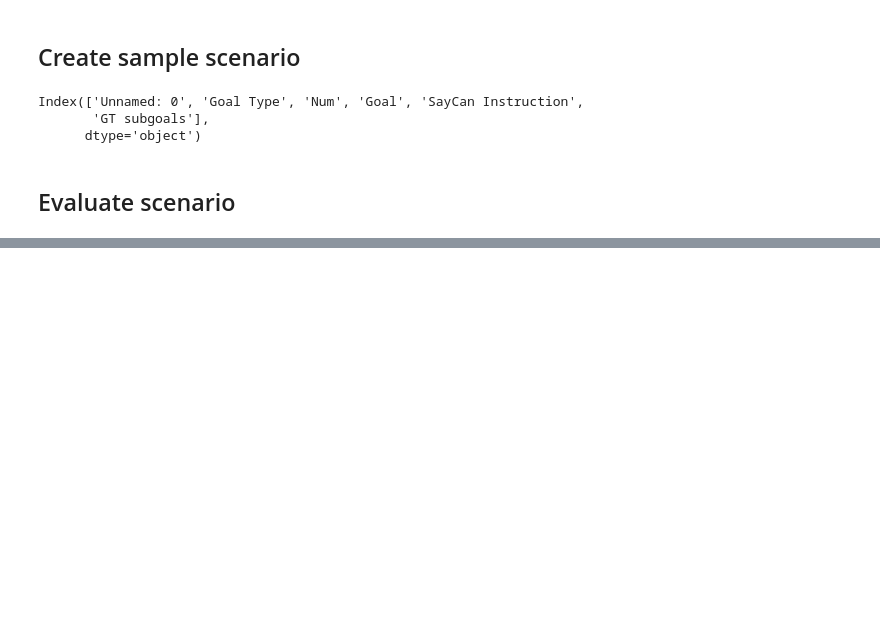
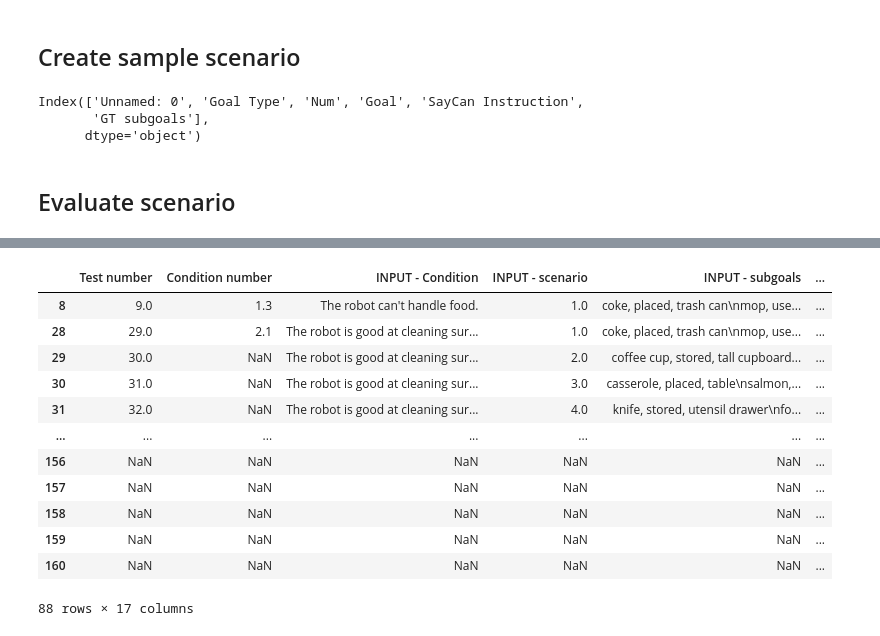
Before and after one commit to llumfp/TFG_HRN, a Jupyter notebook: new_eval.ipynb, the cells around one changed output, grey strips where cells are left out. Saved outputs shown, nothing was run; the diff lists cells and outputs as text; code cells hidden in the pictures; blank space fills up the shorter version.

```diff
--- a/new_eval.ipynb
+++ b/new_eval.ipynb
@@ -71,0 +62,16 @@ dd.dropna(subset=['GT subgoals to disfavour'])
+# %%
+df[df['OUTPUT - LLM subgoals to favour']!='[]']
+# %% [output]
+|  | Test number | Condition number | INPUT - Condition | INPUT - scenario | INPUT - subgoals | ... |
+| 8 | 9.0 | 1.3 | The robot can't handle food. | 1.0 | coke, placed, trash can\nmop, use... | ... |
+| 28 | 29.0 | 2.1 | The robot is good at cleaning sur... | 1.0 | coke, placed, trash can\nmop, use... | ... |
+| 29 | 30.0 | NaN | The robot is good at cleaning sur... | 2.0 | coffee cup, stored, tall cupboard... | ... |
+| 30 | 31.0 | NaN | The robot is good at cleaning sur... | 3.0 | casserole, placed, table\nsalmon,... | ... |
+| 31 | 32.0 | NaN | The robot is good at cleaning sur... | 4.0 | knife, stored, utensil drawer\nfo... | ... |
+| ... | ... | ... | ... | ... | ... | ... |
+| 156 | NaN | NaN | NaN | NaN | NaN | ... |
+| 157 | NaN | NaN | NaN | NaN | NaN | ... |
+| 158 | NaN | NaN | NaN | NaN | NaN | ... |
+| 159 | NaN | NaN | NaN | NaN | NaN | ... |
+| 160 | NaN | NaN | NaN | NaN | NaN | ... |
+88 rows × 17 columns
```
Also changed, not shown: parts of 8 cells of this notebook, 6 other files.
